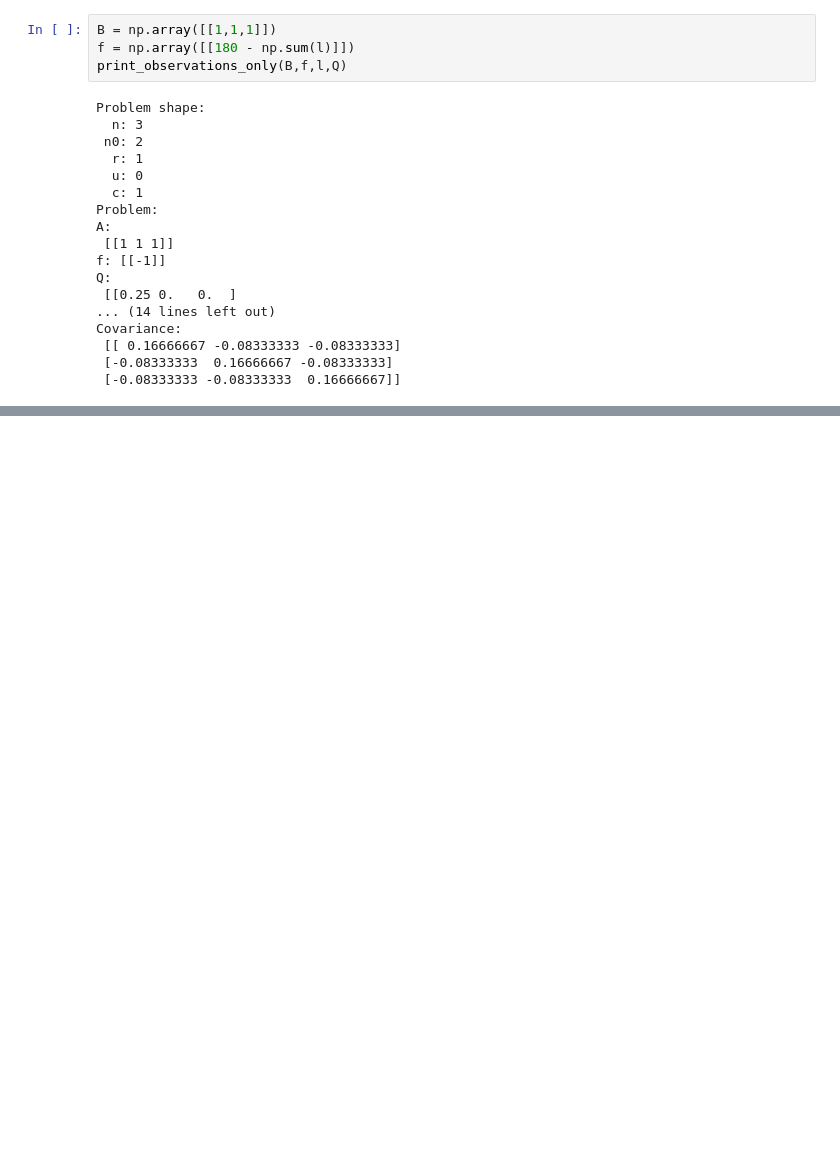
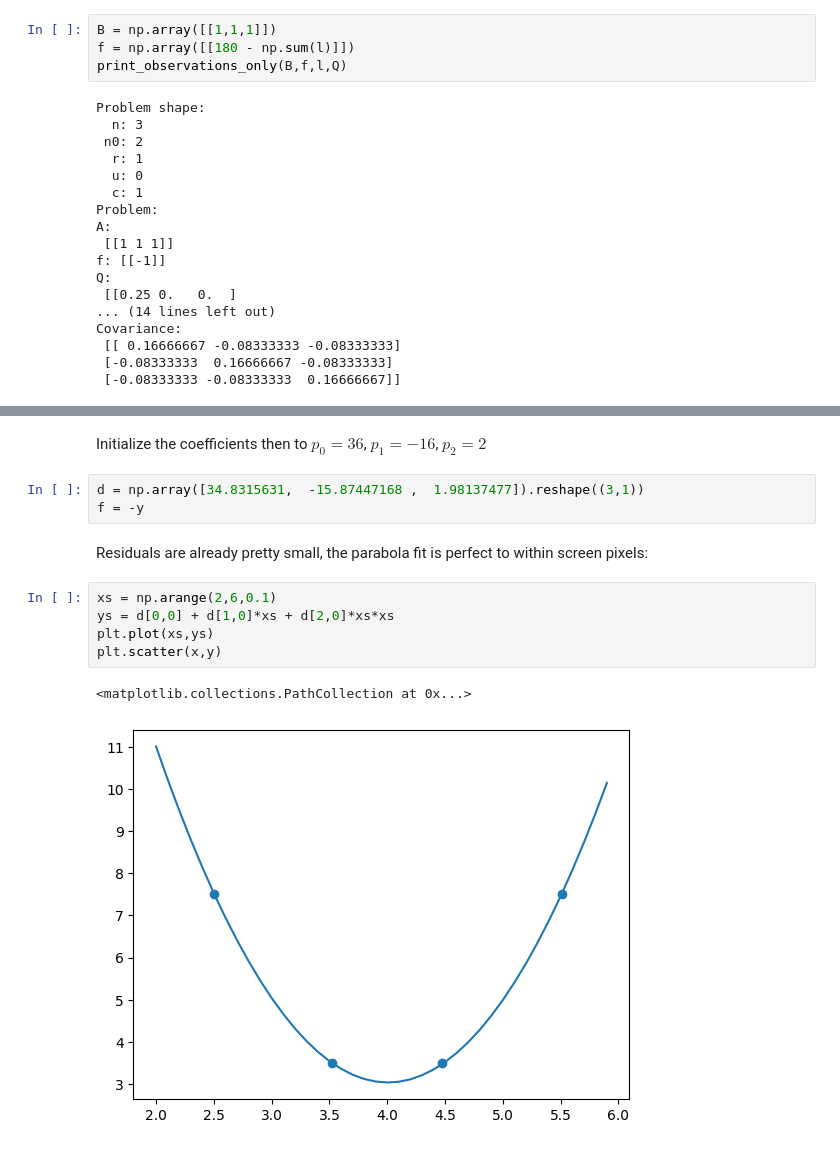
Before and after one commit to RubeRad/pho, a Jupyter notebook: Adjustments.ipynb, the cells around one changed output, grey strips where cells are left out. Cells and saved outputs as stored; diff of their text form; blank space fills up the shorter version.

```diff
--- a/Adjustments.ipynb
+++ b/Adjustments.ipynb
@@ -357,0 +426,15 @@ Covariance:
+# %% [markdown]
+Initialize the coefficients then to $p_0=36$, $p_1=-16$, $p_2=2$
+# %%
+d = np.array([34.8315631,  -15.87447168 ,  1.98137477]).reshape((3,1))
+f = -y
+# %% [markdown]
+Residuals are already pretty small, the parabola fit is perfect to within screen pixels:
+# %%
+xs = np.arange(2,6,0.1)
+ys = d[0,0] + d[1,0]*xs + d[2,0]*xs*xs
+plt.plot(xs,ys)
+plt.scatter(x,y)
+# %% [output]
+<matplotlib.collections.PathCollection at 0x...>
+[figure, added]
```
Also changed, not shown: parts of 33 cells of this notebook.
